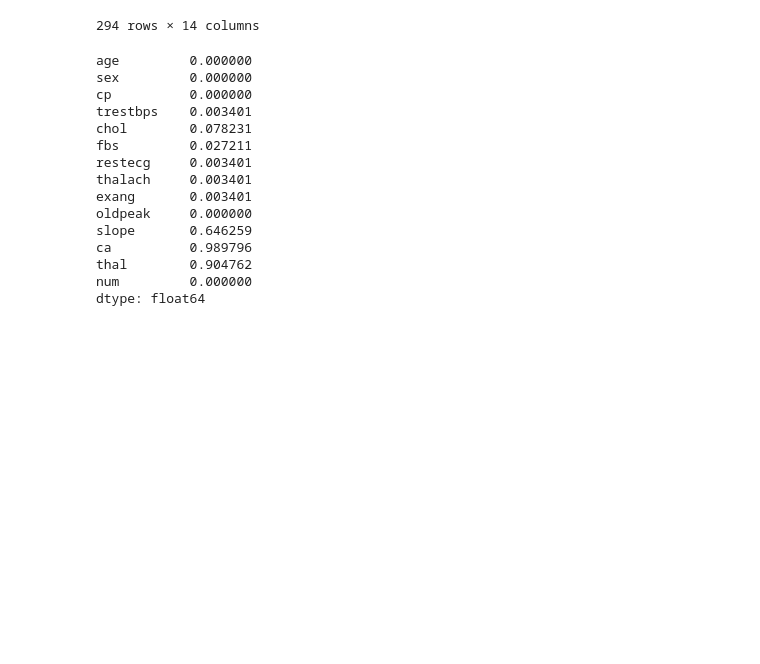
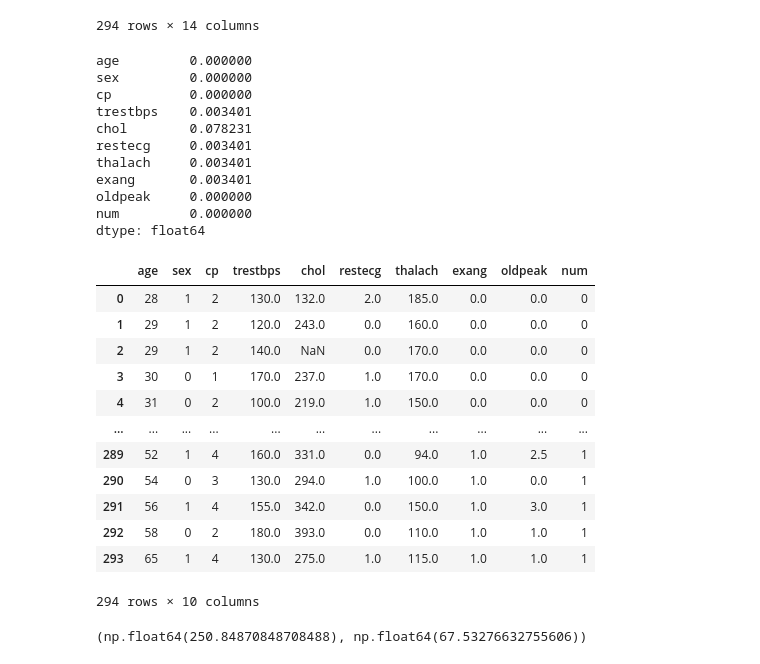
Before and after one commit to cyrilvincent/math, a Jupyter notebook: tp_heart.ipynb, the cells around one changed output. Cells and saved outputs as stored; diff of their text form; code cells hidden in the pictures; blank space fills up the shorter version.

```diff
--- a/tp_heart.ipynb
+++ b/tp_heart.ipynb
@@ -19,21 +19,23 @@ df
 | 293 | 65 | 1 | 4 | 130.0 | 275.0 | 0.0 | 1.0 | 115.0 | 1.0 | 1.0 | 2.0 | ... |
 294 rows × 14 columns
 # %%
-df.isna().sum() / len(df)
+ratio = df.isna().sum() / len(df)
+ratio
+# ratio[ratio > 0.5]
+# for col in df.columns:
+#     if df[col].isna().sum() / len(df) > 0.5:
+#         df = df.drop(col, axis=1)
+# df
 # %% [output]
 age         0.000000
 sex         0.000000
 cp          0.000000
 trestbps    0.003401
 chol        0.078231
-fbs         0.027211
 restecg     0.003401
 thalach     0.003401
 exang       0.003401
 oldpeak     0.000000
-slope       0.646259
-ca          0.989796
-thal        0.904762
 num         0.000000
 dtype: float64
 # %%
@@ -49,3 +51,26 @@ dtype: float64
 # Faire un describe pour ok et ko et déduire si le chol et d'autres colonnes ont un impact sur num
 # Sur le dataset clean appliquer le fonction corr() et essayer de comprendre le résultat
 # Essayer de comprendre la corrélation entre thalach et num
+# %%
+df = df.drop(["slope", "ca", "thal", "fbs"], axis=1)
+df
+# %% [output]
+|  | age | sex | cp | trestbps | chol | restecg | thalach | exang | oldpeak | num |
+| 0 | 28 | 1 | 2 | 130.0 | 132.0 | 2.0 | 185.0 | 0.0 | 0.0 | 0 |
+| 1 | 29 | 1 | 2 | 120.0 | 243.0 | 0.0 | 160.0 | 0.0 | 0.0 | 0 |
+| 2 | 29 | 1 | 2 | 140.0 | NaN | 0.0 | 170.0 | 0.0 | 0.0 | 0 |
+| 3 | 30 | 0 | 1 | 170.0 | 237.0 | 1.0 | 170.0 | 0.0 | 0.0 | 0 |
+| 4 | 31 | 0 | 2 | 100.0 | 219.0 | 1.0 | 150.0 | 0.0 | 0.0 | 0 |
+| ... | ... | ... | ... | ... | ... | ... | ... | ... | ... | ... |
+| 289 | 52 | 1 | 4 | 160.0 | 331.0 | 0.0 | 94.0 | 1.0 | 2.5 | 1 |
+| 290 | 54 | 0 | 3 | 130.0 | 294.0 | 1.0 | 100.0 | 1.0 | 0.0 | 1 |
+| 291 | 56 | 1 | 4 | 155.0 | 342.0 | 0.0 | 150.0 | 1.0 | 3.0 | 1 |
+| 292 | 58 | 0 | 2 | 180.0 | 393.0 | 0.0 | 110.0 | 1.0 | 1.0 | 1 |
+| 293 | 65 | 1 | 4 | 130.0 | 275.0 | 1.0 | 115.0 | 1.0 | 1.0 | 1 |
+294 rows × 10 columns
+# %%
+mean_chol = np.mean(df["chol"])
+std_chol = np.std(df["chol"])
+mean_chol, std_chol
+# %% [output]
+(np.float64(250.84870848708488), np.float64(67.53276632755606))
```
Also changed, not shown: parts of 6 cells of this notebook, 2 other files.
